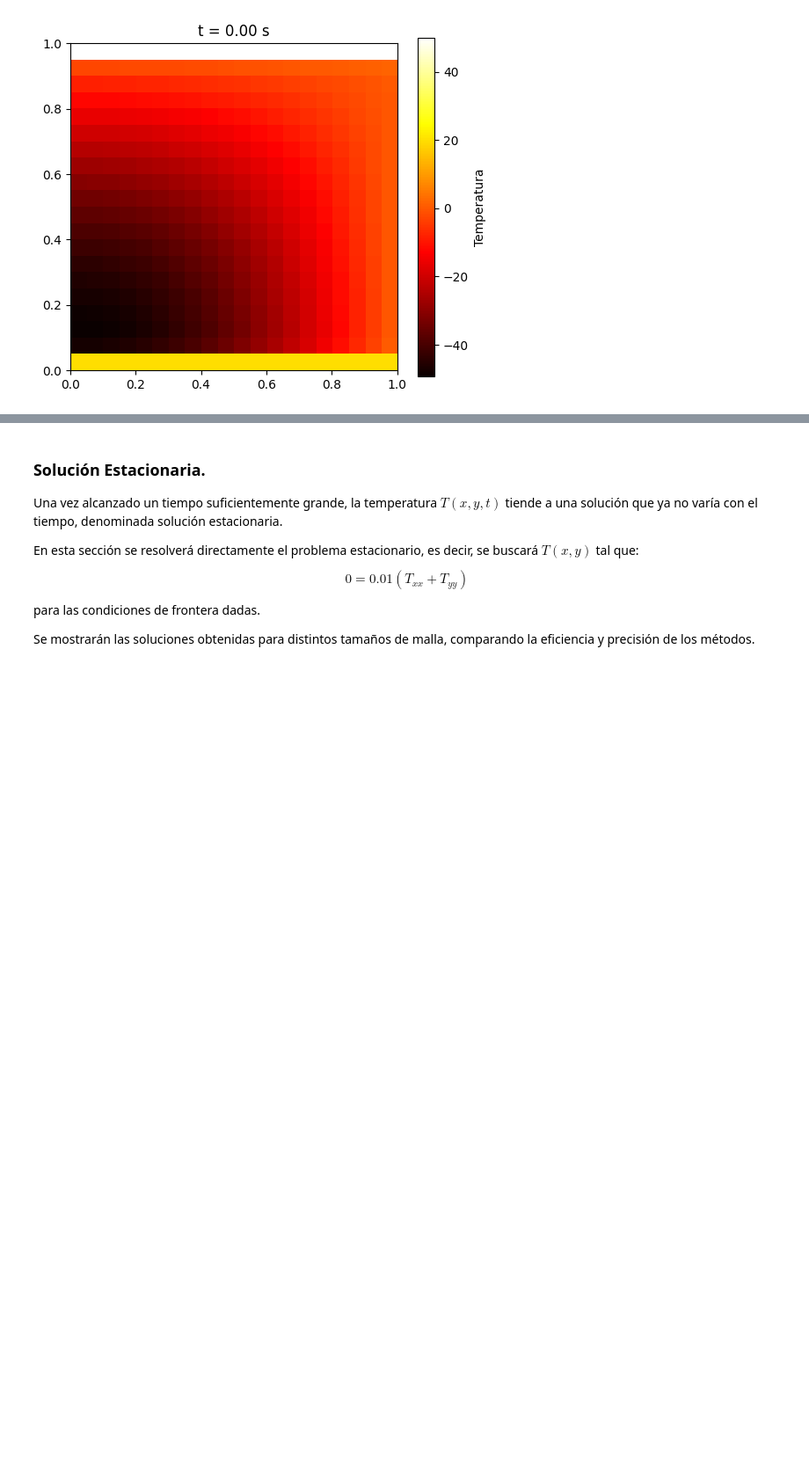
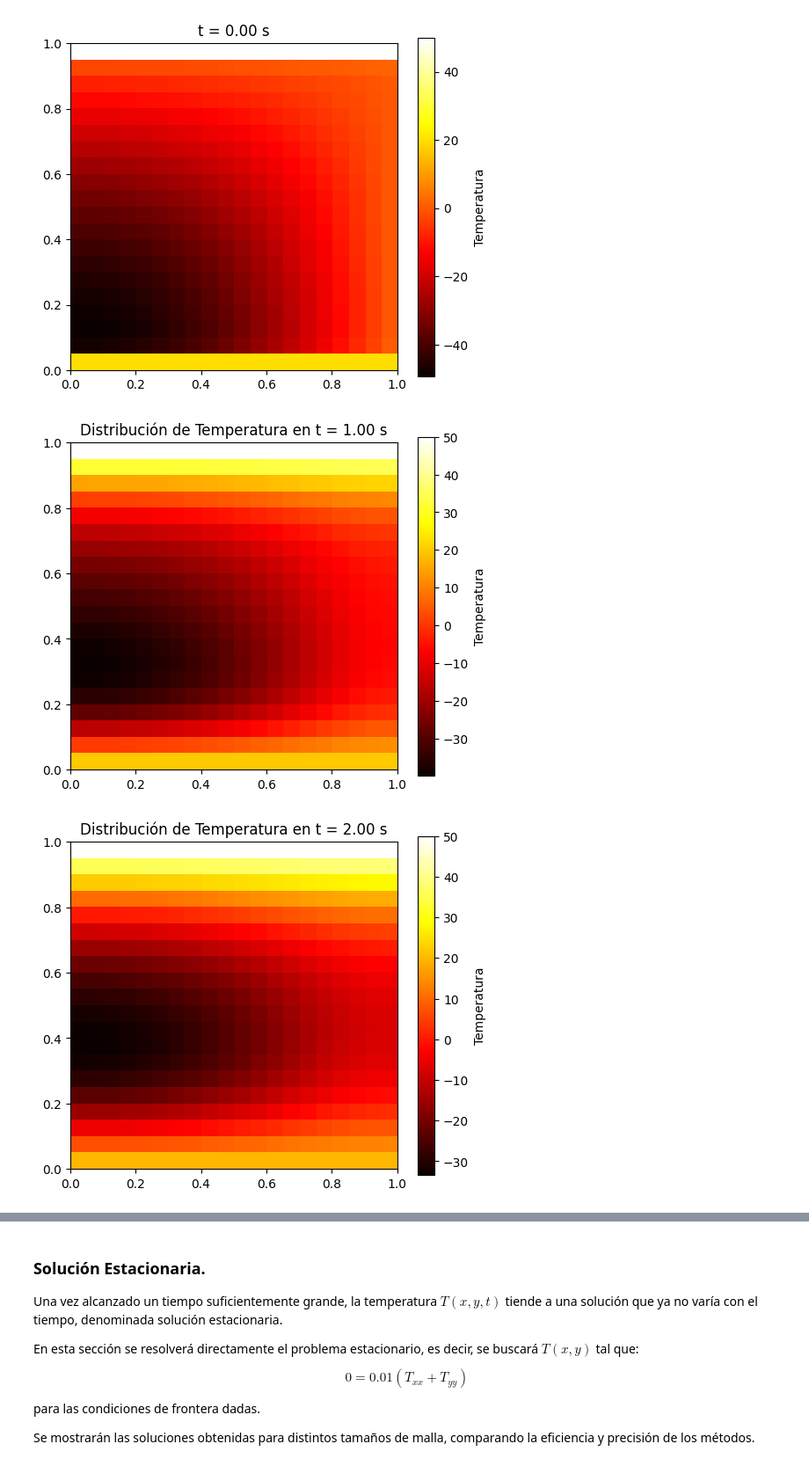
Before and after one commit to mgonzalz/sn_talleres, a Jupyter notebook: notebooks/informe-02__ecuacion-calor.ipynb, the cells around one changed output, grey strips where cells are left out. Shown at 88% size. Saved outputs shown, nothing was run; the diff lists cells and outputs as text; code cells hidden in the pictures; blank space fills up the shorter version.

```diff
--- a/notebooks/informe-02__ecuacion-calor.ipynb
+++ b/notebooks/informe-02__ecuacion-calor.ipynb
@@ -169,3 +169,77 @@ anim = FuncAnimation(fig, update, frames=len(frames), interval=100)
 anim.save("animacion_transitoria_sparse.gif", writer=PillowWriter(fps=10))
 # %% [output]
 [figure]
+# %%
+import numpy as np
+import matplotlib.pyplot as plt
+from scipy.sparse import lil_matrix, csc_matrix
+from scipy.sparse.linalg import spsolve
+
+# Parámetros físicos y de simulación
+alpha = 0.01
+L = 1.0
+Nx = Ny = 20
+dx = L / (Nx - 1)
+dt = 0.01
+T_max = 5
+Nt = int(T_max / dt)
+
+# Malla espacial
+x = np.linspace(0, L, Nx)
+y = np.linspace(0, L, Ny)
+X, Y = np.meshgrid(x, y)
+
+# Función para construir la matriz sparse A
+def build_sparse_matrix_A(Nx, Ny, alpha, dt, dx):
+    N = Nx * Ny
+    A = lil_matrix((N, N))
+    lam = alpha * dt / dx**2
+    for j in range(Ny):
+        for i in range(Nx):
+            idx = j * Nx + i
+            if j == 0 or j == Ny - 1:
+                A[idx, idx] = 1  # Dirichlet en y=0 y y=1
+                continue
+            A[idx, idx] = 1 + 4 * lam
+            if i == 0:
+                A[idx, idx + 1] = -2 * lam  # Neumann en x=0
+            elif i == Nx - 1:
+                A[idx, idx - 1] = -2 * lam  # Neumann en x=L
+            else:
+                A[idx, idx - 1] = -lam
+                A[idx, idx + 1] = -lam
+            A[idx, idx - Nx] = -lam
+            A[idx, idx + Nx] = -lam
+    return csc_matrix(A)
+
+A_sparse = build_sparse_matrix_A(Nx, Ny, alpha, dt, dx)
+
+# Condición inicial
+T = -50 * np.cos(np.pi * X / 2) * np.cos(np.pi * Y / 2)
+
+# Tiempos objetivo para guardar resultados
+target_times = [1.0, 2.0, 5.0]
+target_steps = [int(t / dt) - 1 for t in target_times]  # Índices correctos
+snapshots = {}
+
+# Simulación
+for n in range(Nt):
+    T_flat = T.flatten()
+    T_flat[:Nx] = 20         # Dirichlet en y = 0
+    T_flat[-Nx:] = 50        # Dirichlet en y = 1
+    T_new = spsolve(A_sparse, T_flat)
+    T = T_new.reshape((Ny, Nx))
+    if n in target_steps:
+        snapshots[(n + 1) * dt] = T.copy()
+
+# Graficar los resultados
+for t, T_snap in snapshots.items():
+    fig, ax = plt.subplots(figsize=(6, 5))
+    cax = ax.imshow(T_snap, origin='lower', cmap='hot', extent=[0, 1, 0, 1])
+    cbar = fig.colorbar(cax, ax=ax)
+    cbar.set_label('Temperatura')
+    ax.set_title(f"Distribución de Temperatura en t = {t:.2f} s")
+    plt.show()
+# %% [output]
+[figure, added]
+[figure, added]
```
Also changed, not shown: parts of 3 cells of this notebook, 6 other files.
